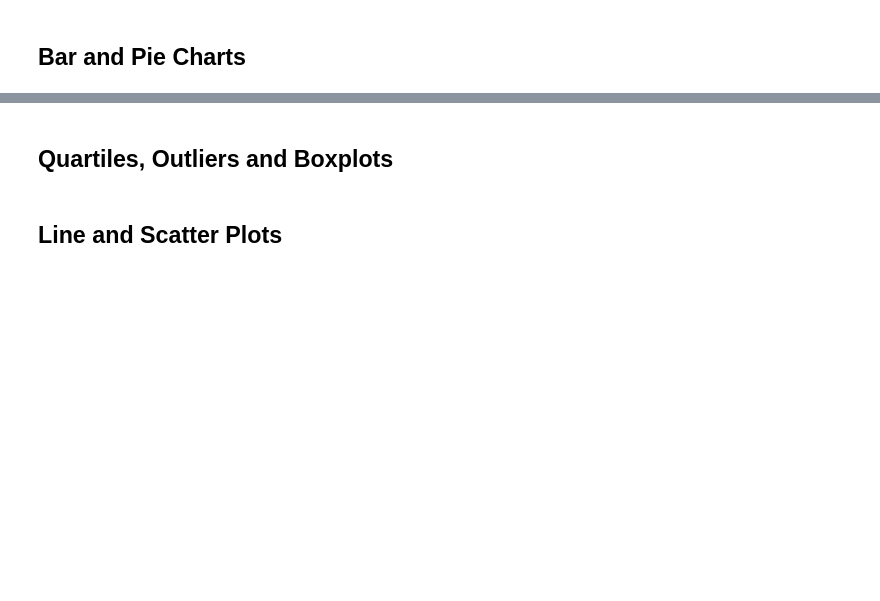
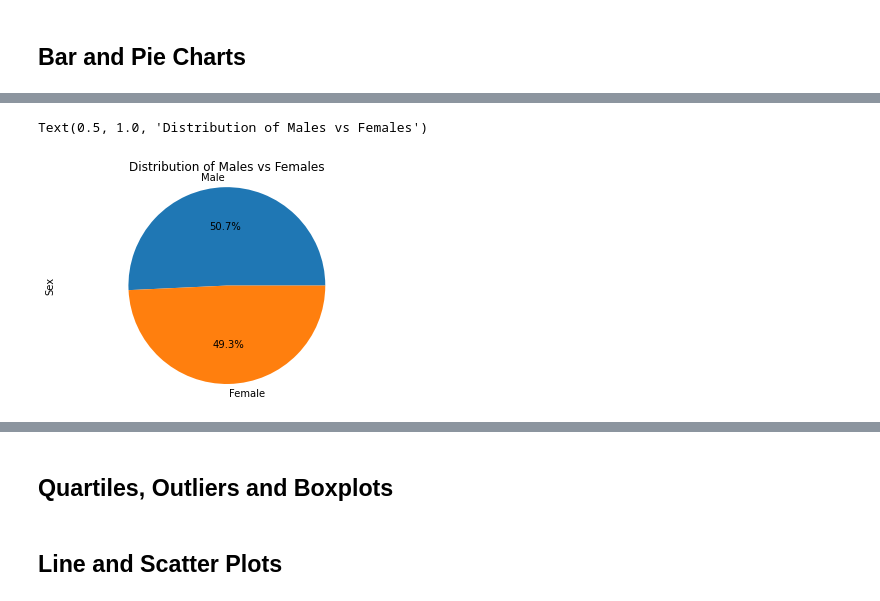
Before and after one commit to hsharma263/matplotlib-challenge, a Jupyter notebook: pymaceuticals_starter.ipynb, the cells around one changed output, grey strips where cells are left out. Saved outputs shown, nothing was run; the diff lists cells and outputs as text; code cells hidden in the pictures; blank space fills up the shorter version.

```diff
--- a/pymaceuticals_starter.ipynb
+++ b/pymaceuticals_starter.ipynb
@@ -145 +221,10 @@ Name: Tumor Volume (mm3), dtype: float64
+# %%
+# Generate a pie plot showing the distribution of female versus male mice using pandas
+gender_count = clean_df["Sex"].value_counts()
+gender_count.plot(kind="pie", autopct="%1.1f%%")
+plt.axis("equal")
+plt.title("Distribution of Males vs Females")
+# %% [output]
+Text(0.5, 1.0, 'Distribution of Males vs Females')
+[figure, added]
 # %%
```
Also changed, not shown: parts of 9 cells of this notebook.
